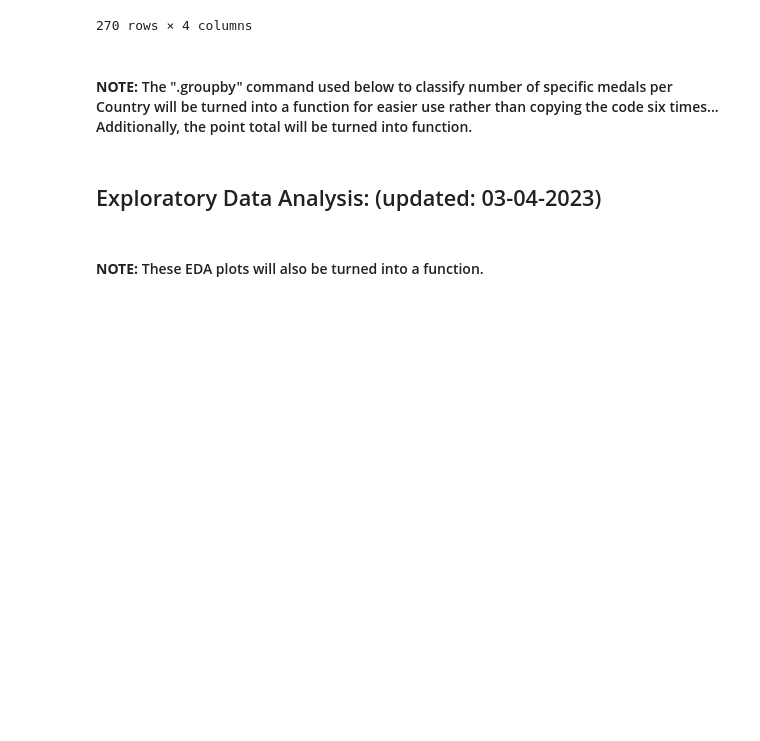
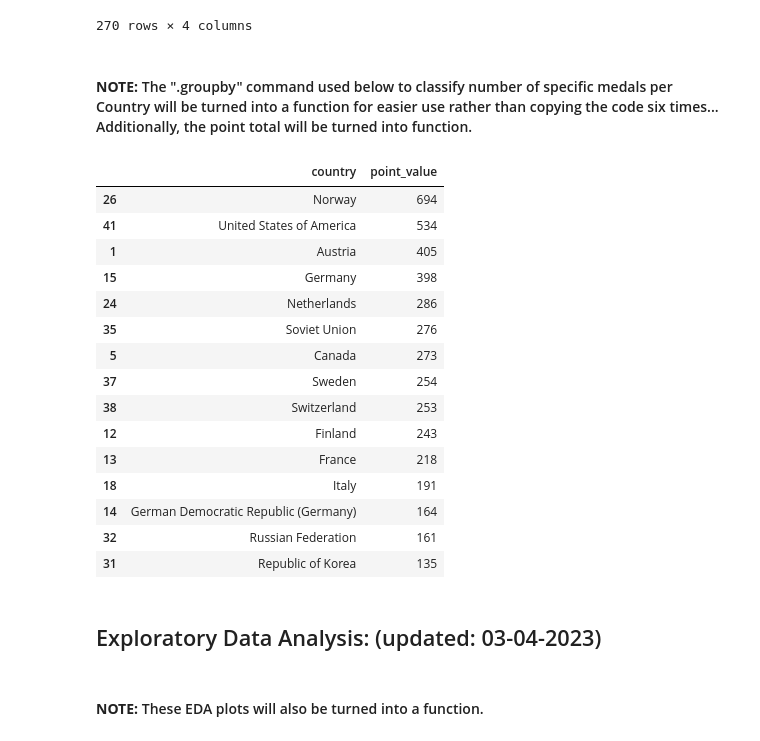
Before and after one commit to ubco-W2022T2-data301/project-group-group17, a Jupyter notebook: analysis/notebooks/analysis_cynthia.ipynb, the cells around one changed output. Drawn from its saved outputs; the diff is of its cells as text; code cells hidden in the pictures; blank space fills up the shorter version.

```diff
--- a/analysis/notebooks/analysis_cynthia.ipynb
+++ b/analysis/notebooks/analysis_cynthia.ipynb
@@ -253,8 +253,26 @@ TOPBronzePerCountryS = BronzePerCountryS[0:15]
 # %%
 ## SUMMER: Total Points by Country
 TotalPointsCountryS = SummerOlympic[["country", "point_value"]].groupby("country",as_index=False).sum()
 TotalPointsCountryS = TotalPointsCountry.sort_values("point_value", ascending=False)
 TOPTotalPointsCountryS = TotalPointsCountryS[0:15]
+TOPTotalPointsCountryS
+# %% [output]
+|  | country | point_value |
+| 26 | Norway | 694 |
+| 41 | United States of America | 534 |
+| 1 | Austria | 405 |
+| 15 | Germany | 398 |
+| 24 | Netherlands | 286 |
+| 35 | Soviet Union | 276 |
+| 5 | Canada | 273 |
+| 37 | Sweden | 254 |
+| 38 | Switzerland | 253 |
+| 12 | Finland | 243 |
+| 13 | France | 218 |
+| 18 | Italy | 191 |
+| 14 | German Democratic Republic (Germany) | 164 |
+| 32 | Russian Federation | 161 |
+| 31 | Republic of Korea | 135 |
 # %% [markdown]
 ## Exploratory Data Analysis: (updated: 03-04-2023)
 # %% [markdown]
```
Also changed, not shown: parts of 1 cell of this notebook.
